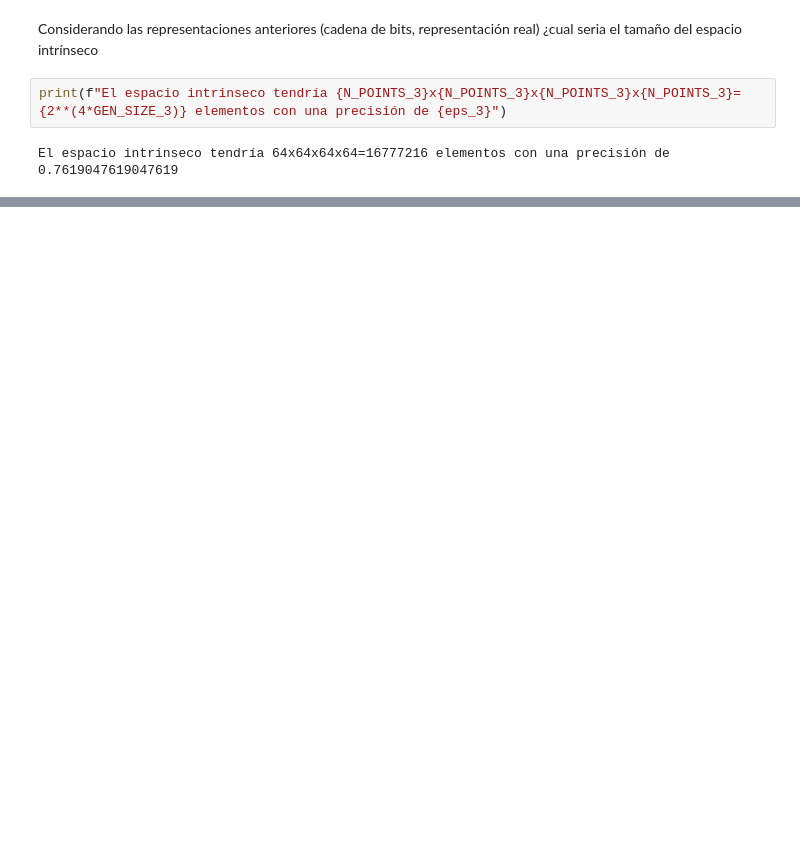
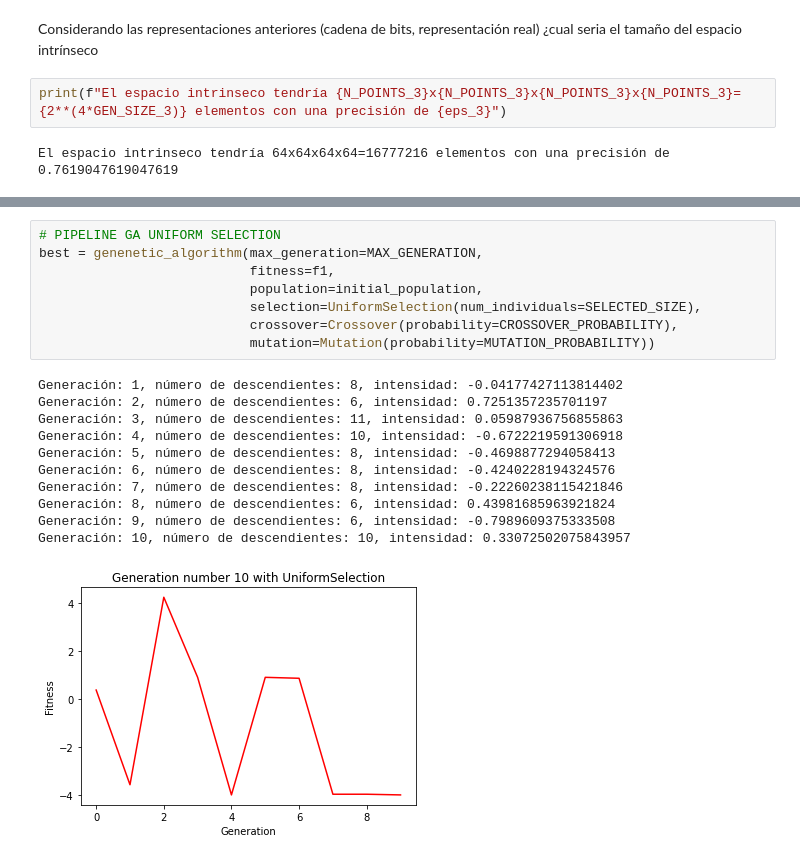
Before and after one commit to jbardalesr/evolutionary-computing, a Jupyter notebook: laboratory/pd3_selection.ipynb, the cells around one changed output, grey strips where cells are left out. Saved outputs shown, nothing was run; the diff lists cells and outputs as text; blank space fills up the shorter version.

```diff
--- a/laboratory/pd3_selection.ipynb
+++ b/laboratory/pd3_selection.ipynb
@@ -541,0 +635,20 @@ Optimal value
+# %%
+# PIPELINE GA UNIFORM SELECTION
+best = genenetic_algorithm(max_generation=MAX_GENERATION,
+                           fitness=f1,
+                           population=initial_population,
+                           selection=UniformSelection(num_individuals=SELECTED_SIZE),
+                           crossover=Crossover(probability=CROSSOVER_PROBABILITY),
+                           mutation=Mutation(probability=MUTATION_PROBABILITY))
+# %% [output]
+Generación: 1, número de descendientes: 8, intensidad: -0.04177427113814402
+Generación: 2, número de descendientes: 6, intensidad: 0.7251357235701197
+Generación: 3, número de descendientes: 11, intensidad: 0.05987936756855863
+Generación: 4, número de descendientes: 10, intensidad: -0.6722219591306918
+Generación: 5, número de descendientes: 8, intensidad: -0.4698877294058413
+Generación: 6, número de descendientes: 8, intensidad: -0.4240228194324576
+Generación: 7, número de descendientes: 8, intensidad: -0.22260238115421846
+Generación: 8, número de descendientes: 6, intensidad: 0.43981685963921824
+Generación: 9, número de descendientes: 6, intensidad: -0.7989609375333508
+Generación: 10, número de descendientes: 10, intensidad: 0.33072502075843957
+[figure, added]
```
Also changed, not shown: parts of 92 cells of this notebook.
